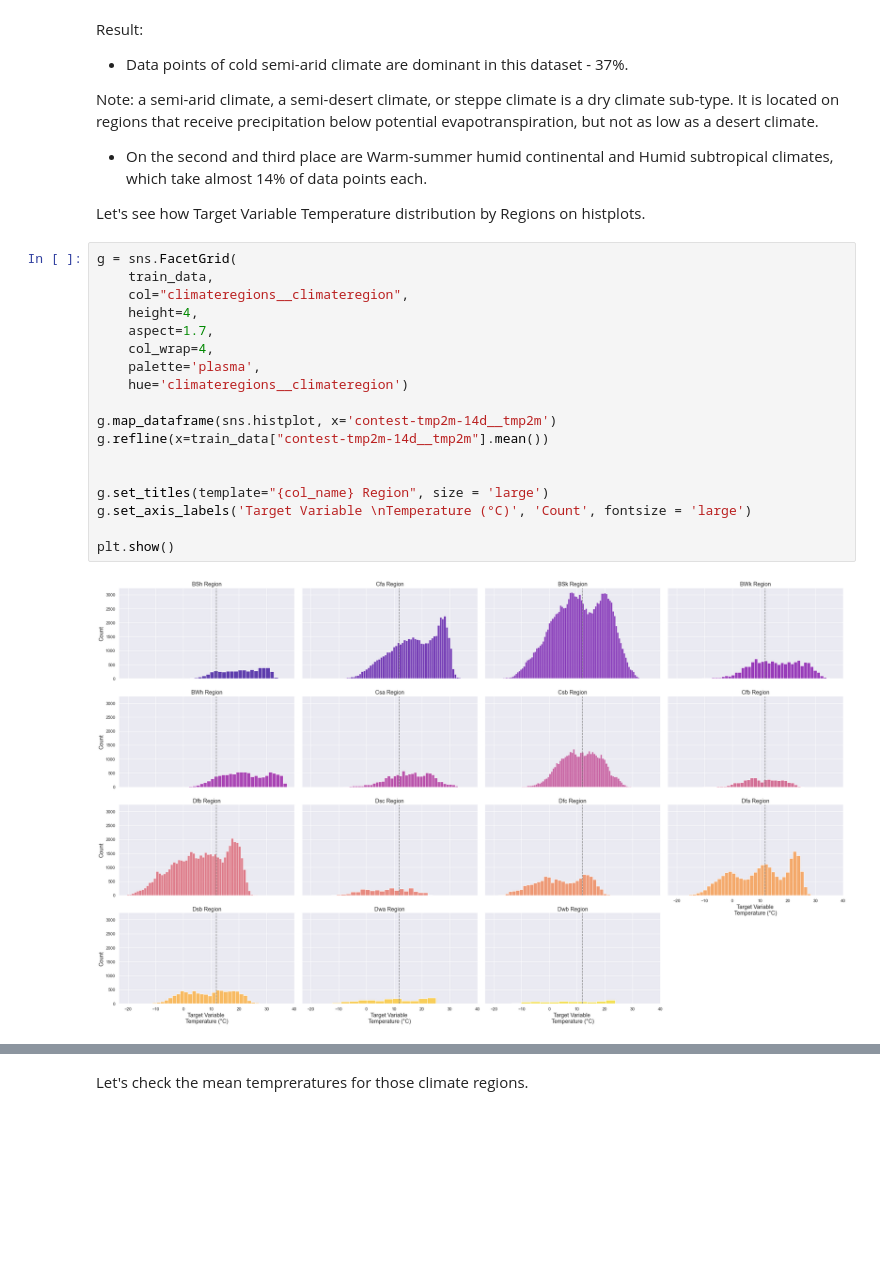
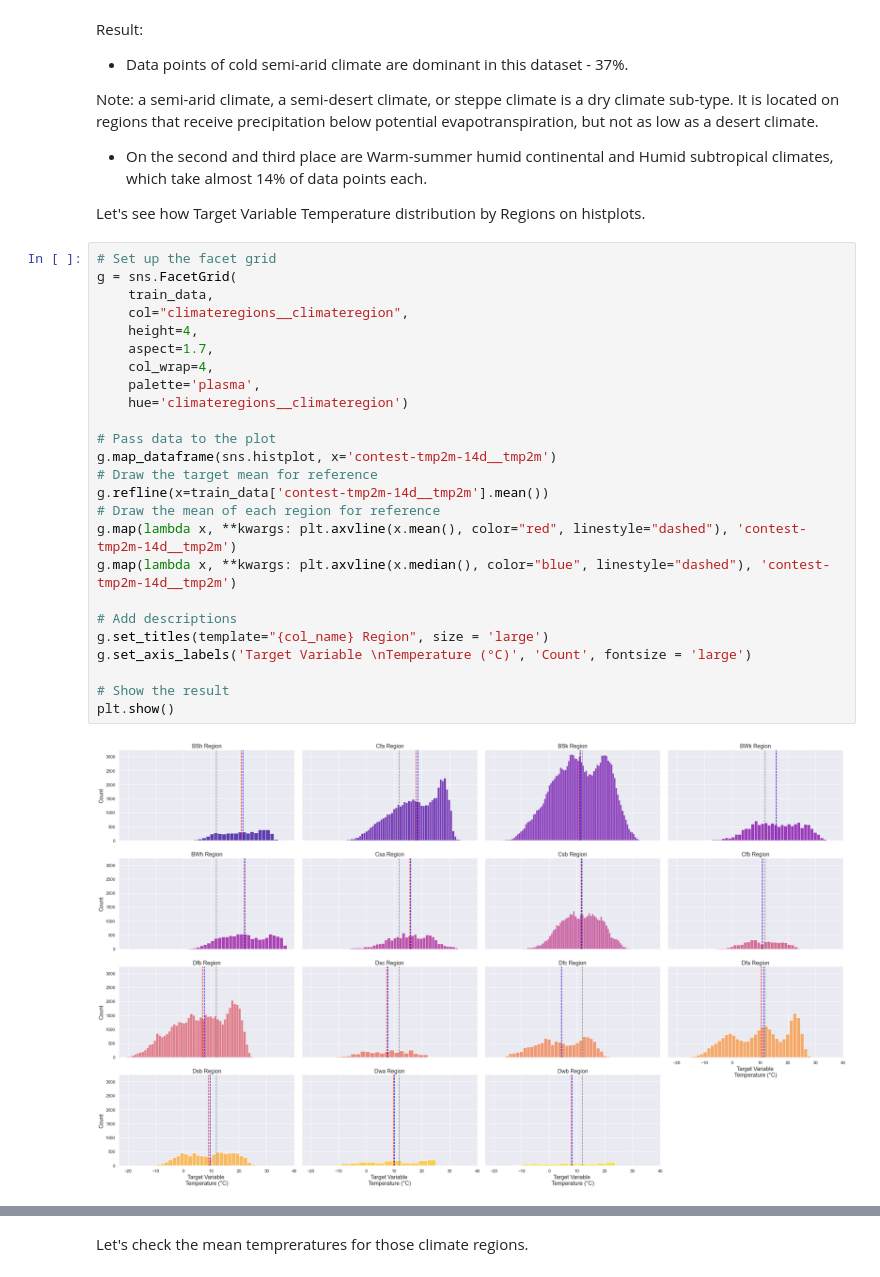
Before and after one commit to 3quetra/portfolio, a Jupyter notebook: ml/deep_learning/time_series/wids_datathon_2023/eda_temp_prediction.ipynb, the cells around one changed output, grey strips where cells are left out. Cells and saved outputs as stored; diff of their text form; blank space fills up the shorter version.

```diff
--- a/ml/deep_learning/time_series/wids_datathon_2023/eda_temp_prediction.ipynb
+++ b/ml/deep_learning/time_series/wids_datathon_2023/eda_temp_prediction.ipynb
@@ -478,24 +514,31 @@ Note: a semi-arid climate, a semi-desert climate, or steppe climate is a dry cli
 
 Let's see how Target Variable Temperature distribution by Regions on histplots.
 # %%
+# Set up the facet grid
 g = sns.FacetGrid(
     train_data,
     col="climateregions__climateregion",
     height=4,
     aspect=1.7,
     col_wrap=4,
     palette='plasma',
     hue='climateregions__climateregion')
 
+# Pass data to the plot
 g.map_dataframe(sns.histplot, x='contest-tmp2m-14d__tmp2m')
-g.refline(x=train_data["contest-tmp2m-14d__tmp2m"].mean())
+# Draw the target mean for reference
+g.refline(x=train_data['contest-tmp2m-14d__tmp2m'].mean())
+# Draw the mean of each region for reference
+g.map(lambda x, **kwargs: plt.axvline(x.mean(), color="red", linestyle="dashed"), 'contest-tmp2m-14d__tmp2m')
+g.map(lambda x, **kwargs: plt.axvline(x.median(), color="blue", linestyle="dashed"), 'contest-tmp2m-14d__tmp2m')
 
-
+# Add descriptions
 g.set_titles(template="{col_name} Region", size = 'large')
 g.set_axis_labels('Target Variable \nTemperature (°C)', 'Count', fontsize = 'large')
 
+# Show the result
 plt.show()
 # %% [output]
-[figure, old version]
+[figure, new version]
 # %% [markdown]
 Results:
```
Also changed, not shown: parts of 25 cells of this notebook.
